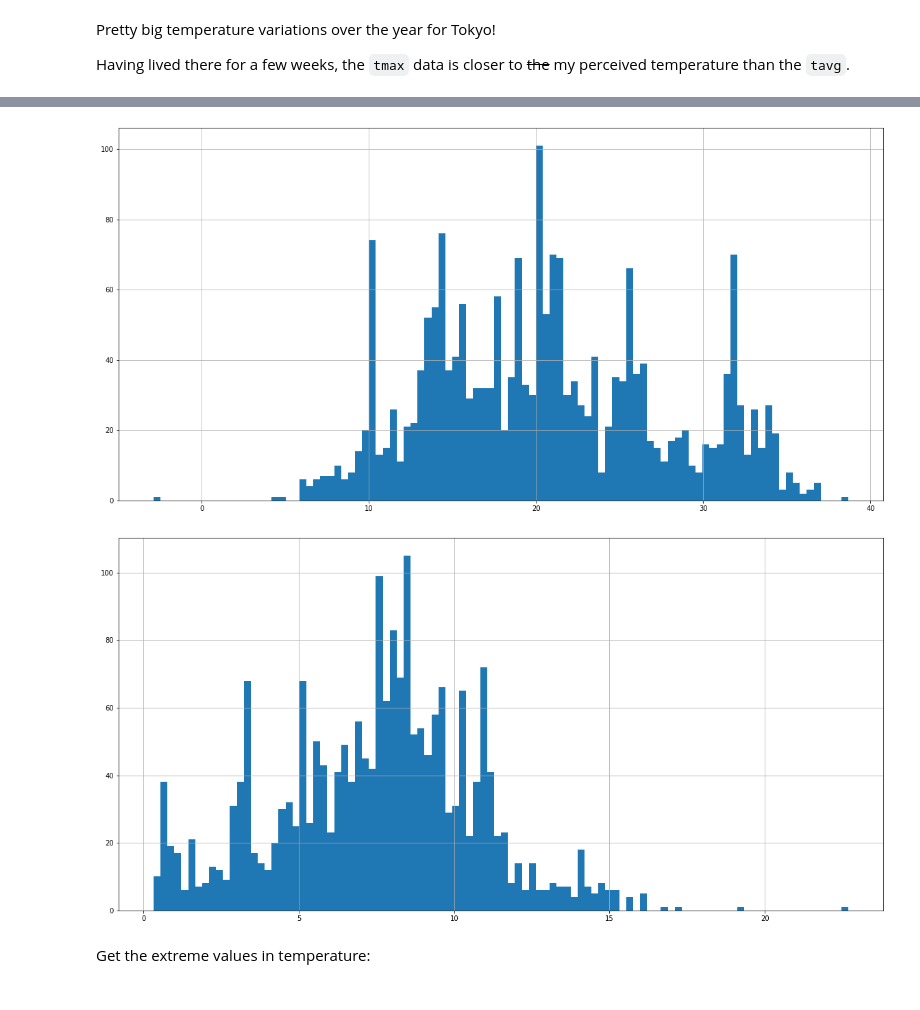
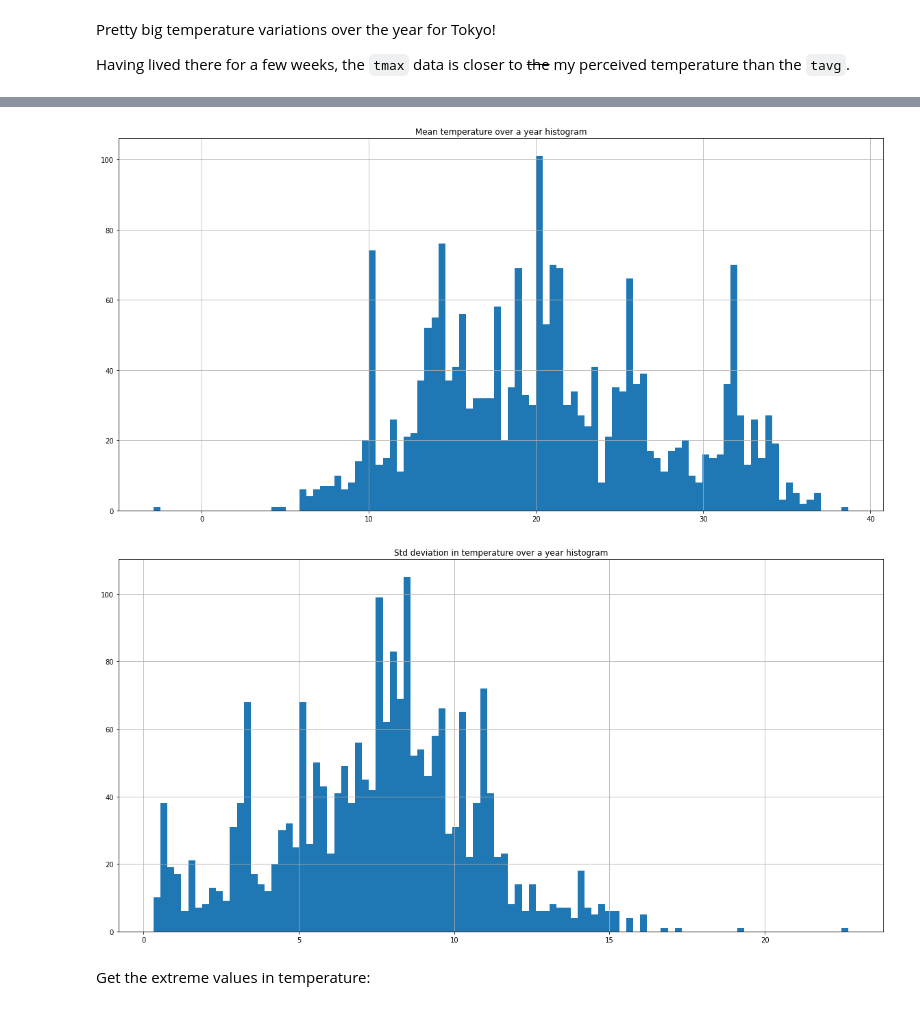
Before and after one commit to Jonas1312/cities-with-nice-weather, a Jupyter notebook: README.ipynb, the cells around one changed output, grey strips where cells are left out. Cells and saved outputs as stored; diff of their text form; code cells hidden in the pictures.

```diff
--- a/README.ipynb
+++ b/README.ipynb
@@ -233,6 +204,6 @@ For now, we'll use [Meteostat](https://dev.meteostat.net/), an open platform whi
 # %%
-edinburgh = Point(lat=55.95206, lon=-3.19648)
-data = Normals(edinburgh, 1991, 2020).fetch()
+tokyo = Point(lat=35.6839, lon=139.7744)
+data = Normals(tokyo, 1991, 2020).fetch()
 data
 # %% [output]
 |  | tavg | tmin | tmax | prcp | wspd | pres | tsun |
@@ -265,7 +236,7 @@ def get_mean_std_temperature_for_loc(lat: float, lon: float) -> tuple[float, flo
         with warnings.catch_warnings():  # disable some meteostat warnings
             warnings.simplefilter("ignore")
             data = Normals(pt, 1991, 2020).fetch()
-    except pd.errors.ParserError as e:
+    except pd.errors.ParserError:  # escape some meteostat bugs
         return np.nan, np.nan, np.nan, np.nan
     mean_ = data["tmax"].mean()
     std_ = data["tmax"].std()
@@ -316,11 +270,13 @@ Name: Country name EN, dtype: int64
 # %%
-df["Tmean"].hist(bins=100);
+df["Tmean"].hist(bins=100)
+plt.title("Mean temperature over a year histogram");
 # %% [output]
-[figure, old version]
+[figure, new version]
 # %%
-df["Tstd"].hist(bins=100);
+df["Tstd"].hist(bins=100)
+plt.title("Std deviation in temperature over a year histogram");
 # %% [output]
-[figure, old version]
+[figure, new version]
 # %% [markdown]
 Get the extreme values in temperature:
 # %%
```
Also changed, not shown: parts of 33 cells of this notebook.
